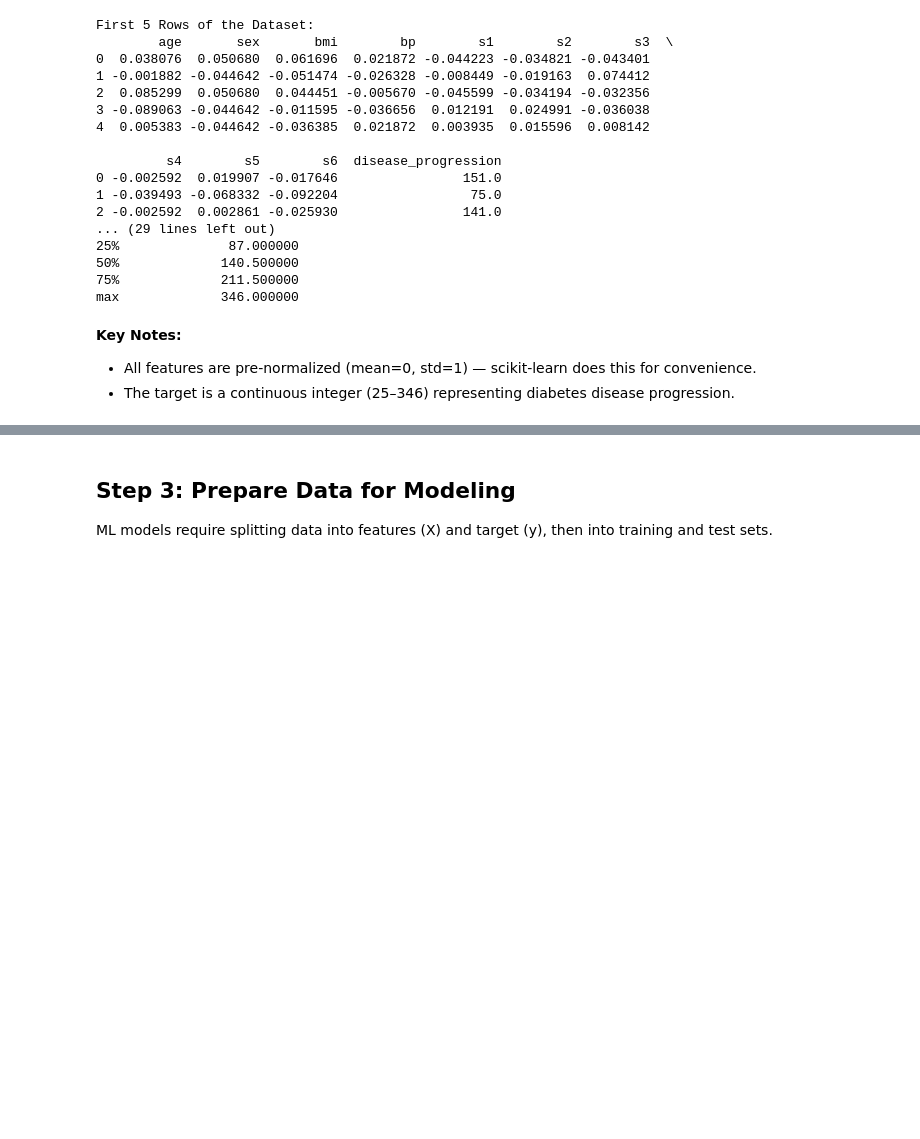
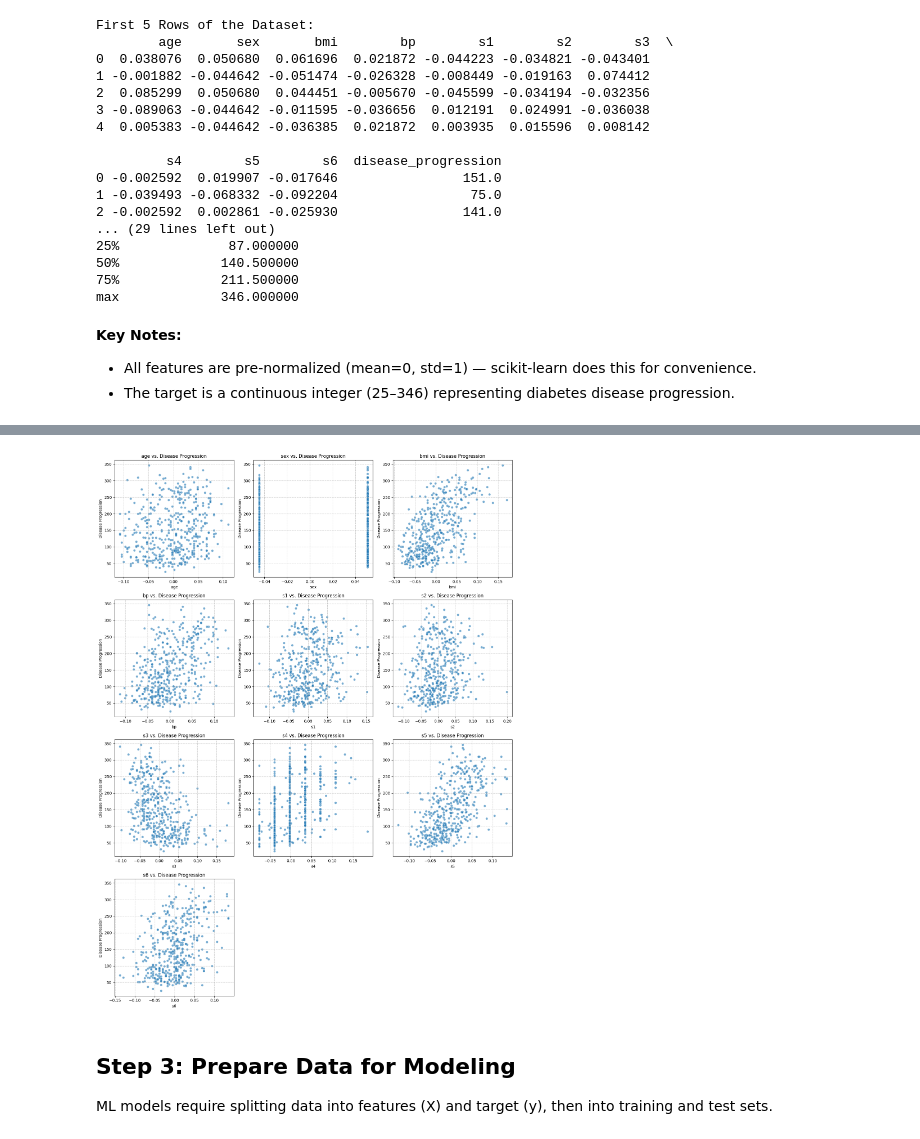
Before and after one commit to mingewang/introduction_ai_ml, a Jupyter notebook: Supervised-Learning/regression/diabetes.ipynb, the cells around one changed output, grey strips where cells are left out. Cells and saved outputs as stored; diff of their text form; code cells hidden in the pictures; blank space fills up the shorter version.

```diff
--- a/Supervised-Learning/regression/diabetes.ipynb
+++ b/Supervised-Learning/regression/diabetes.ipynb
@@ -135,3 +176,25 @@ max             346.000000
+# %%
+import seaborn as sns
+
+num_features = len(diabetes.feature_names)
+fig, axes = plt.subplots(nrows=num_features // 3 + 1, ncols=3, figsize=(15, 5 * (num_features // 3 + 1)))
+axes = axes.flatten()
+
+for i, feature in enumerate(diabetes.feature_names):
+    sns.scatterplot(x=df[feature], y=df['disease_progression'], ax=axes[i], alpha=0.6)
+    axes[i].set_title(f'{feature} vs. Disease Progression')
+    axes[i].set_xlabel(feature)
+    axes[i].set_ylabel('Disease Progression')
+    axes[i].grid(True, linestyle='--', alpha=0.7)
+
+# Hide any unused subplots
+for j in range(i + 1, len(axes)):
+    fig.delaxes(axes[j])
+
+plt.tight_layout()
+plt.show()
+# %% [output]
+[figure, added]
 # %% [markdown]
 ## Step 3: Prepare Data for Modeling
 
```
Also changed, not shown: parts of 6 cells of this notebook.
